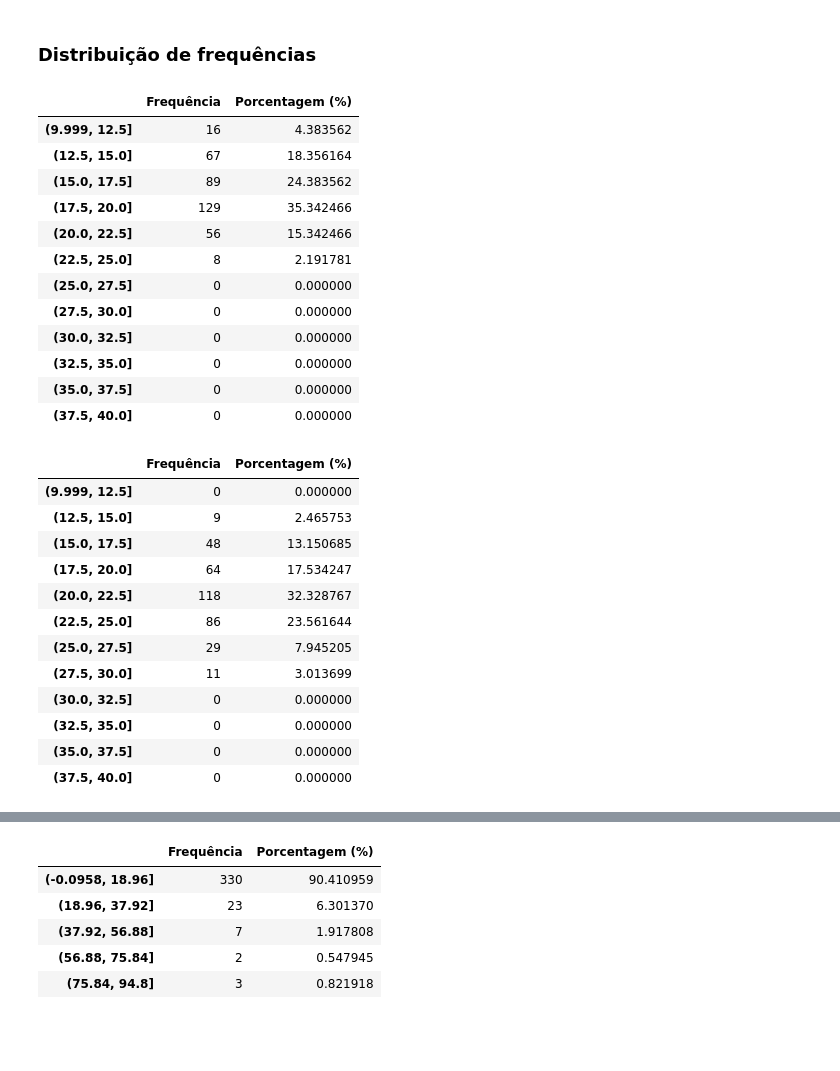
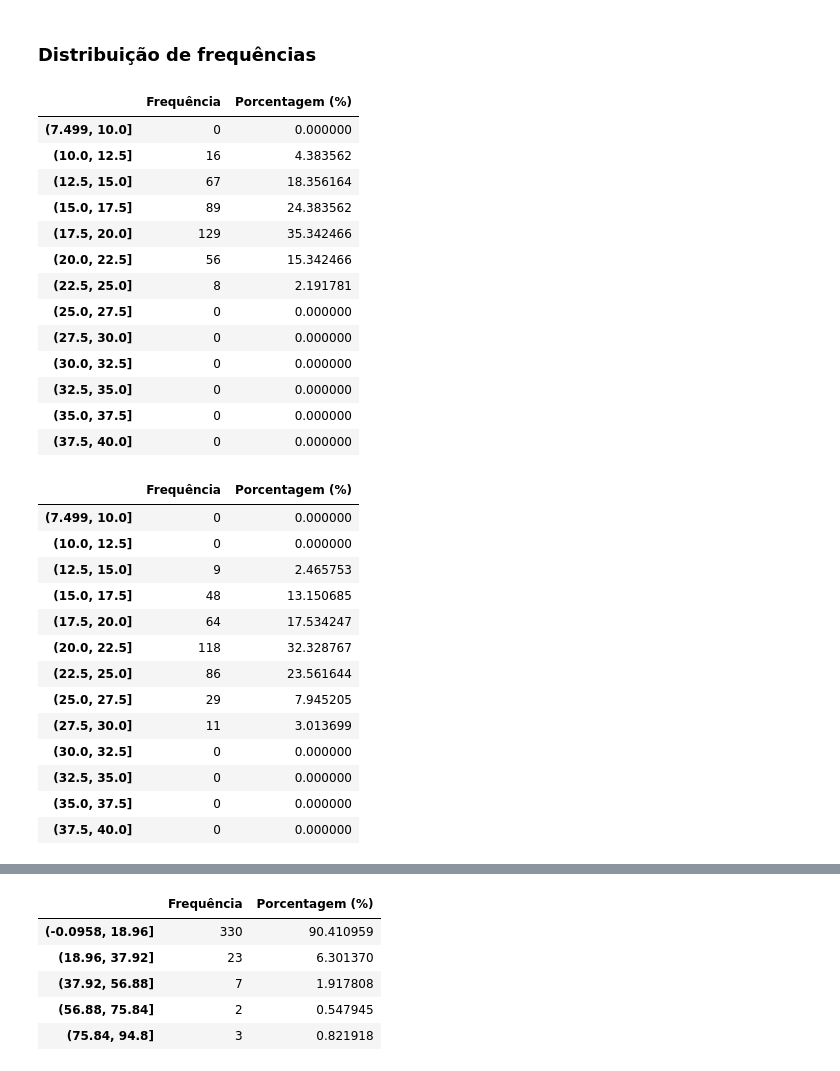
Before and after one commit to beatrizmilz/grupo_estudo_data_science_II, a Jupyter notebook: consumo_cerveja.ipynb, the cells around one changed output, grey strips where cells are left out. Cells and saved outputs as stored; diff of their text form; code cells hidden in the pictures; blank space fills up the shorter version.

```diff
--- a/consumo_cerveja.ipynb
+++ b/consumo_cerveja.ipynb
@@ -133,28 +131,29 @@ Index(['data', 'temperatura_media', 'temperatura_minima', 'temperatura_maxima',
 # %%
 # Temperatura mínima
 
-temp_cut = [10, 12.5, 15, 17.5, 20, 22.5, 25, 27.5, 30, 32.5, 35, 37.5, 40]
+temp_cut = [7.5, 10, 12.5, 15, 17.5, 20, 22.5, 25, 27.5, 30, 32.5, 35, 37.5, 40]
 
 pd.DataFrame({"Frequência":pd.value_counts(
     pd.cut(
         x = consumo_cerveja["temperatura_minima"],
         bins = temp_cut,
         include_lowest = True
     ),
     sort = False
 ), "Porcentagem (%)": pd.value_counts(
     pd.cut(
         x = consumo_cerveja["temperatura_minima"],
         bins = temp_cut,
         include_lowest = True
     ),
     sort = False,
     normalize = True)* 100
 
 })
 # %% [output]
 |  | Frequência | Porcentagem (%) |
-| (9.999, 12.5] | 16 | 4.383562 |
+| (7.499, 10.0] | 0 | 0.000000 |
+| (10.0, 12.5] | 16 | 4.383562 |
 | (12.5, 15.0] | 67 | 18.356164 |
 | (15.0, 17.5] | 89 | 24.383562 |
 | (17.5, 20.0] | 129 | 35.342466 |
@@ -188,7 +187,8 @@ pd.DataFrame({"Frequência":pd.value_counts(
 })
 # %% [output]
 |  | Frequência | Porcentagem (%) |
-| (9.999, 12.5] | 0 | 0.000000 |
+| (7.499, 10.0] | 0 | 0.000000 |
+| (10.0, 12.5] | 0 | 0.000000 |
 | (12.5, 15.0] | 9 | 2.465753 |
 | (15.0, 17.5] | 48 | 13.150685 |
 | (17.5, 20.0] | 64 | 17.534247 |
```
Also changed, not shown: parts of 8 cells of this notebook.
